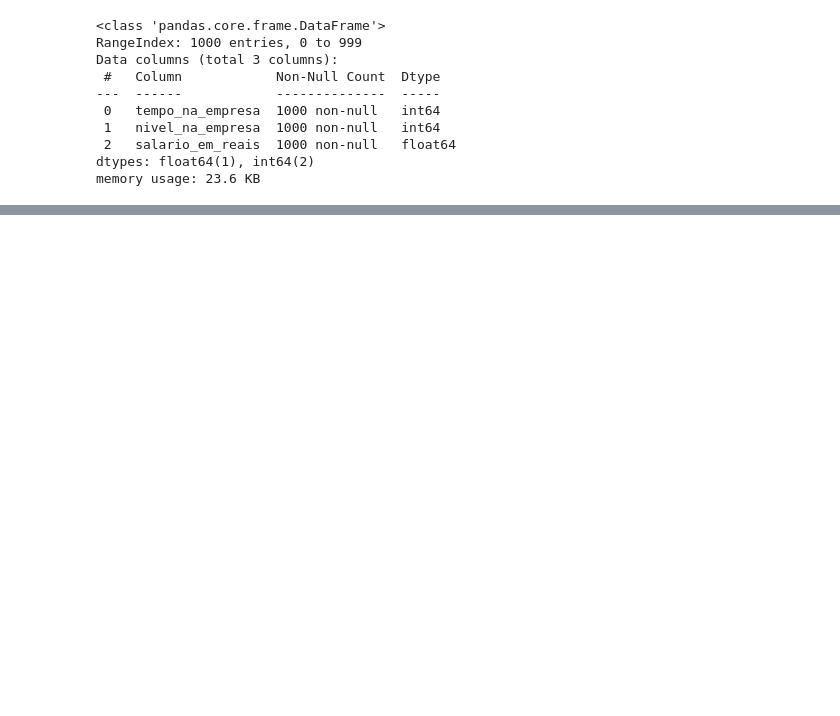
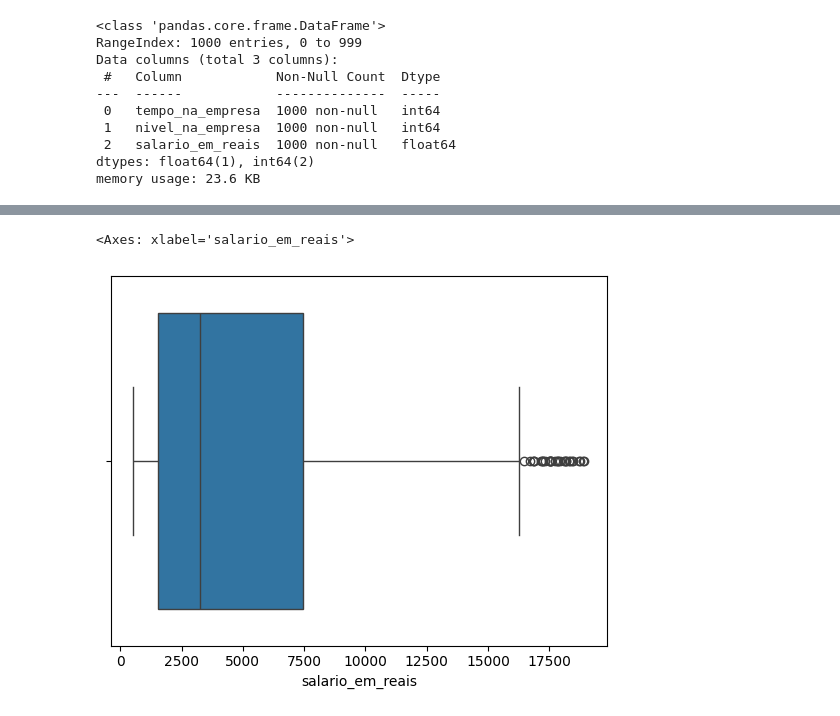
Before and after one commit to RanielliMontagna/ia-learning, a Jupyter notebook: polynomial_regression/salary_model.ipynb, the cells around one changed output, grey strips where cells are left out. Drawn from its saved outputs; the diff is of its cells as text; code cells hidden in the pictures; blank space fills up the shorter version.

```diff
--- a/polynomial_regression/salary_model.ipynb
+++ b/polynomial_regression/salary_model.ipynb
@@ -27,0 +77,5 @@ df_salary_bucketing = df_salary.copy()
+# %%
+sns.boxplot(data=df_salary_eda, x="salario_em_reais")
+# %% [output]
+<Axes: xlabel='salario_em_reais'>
+[figure, added]
```
Also changed, not shown: parts of 15 cells of this notebook.
